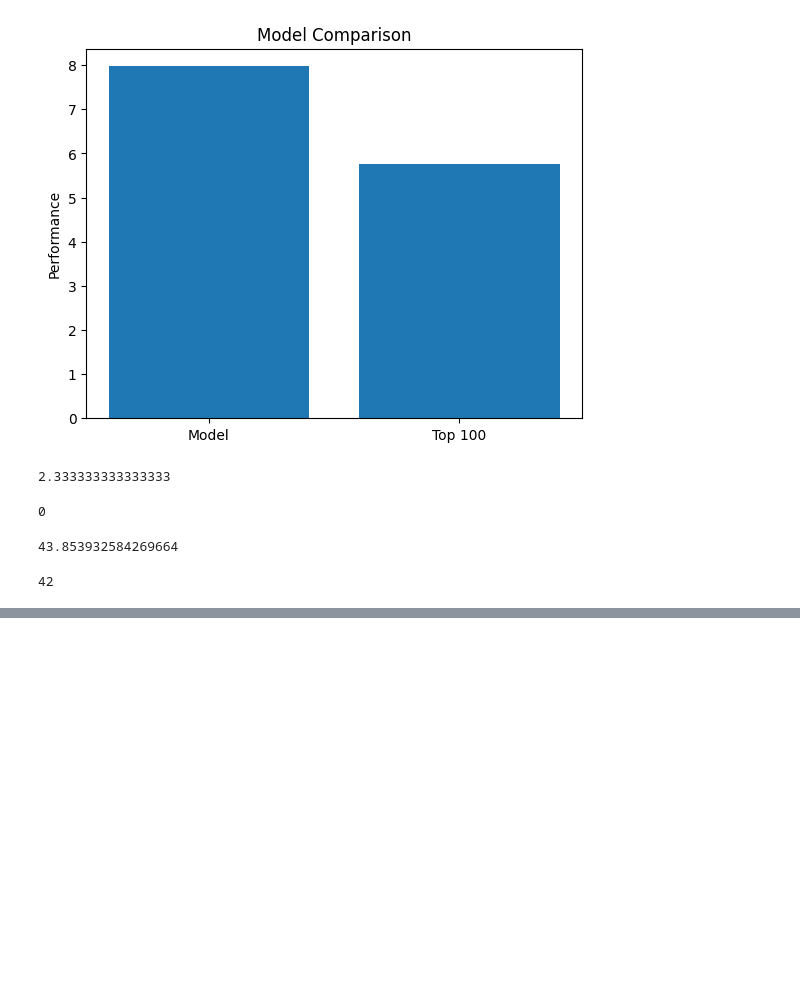
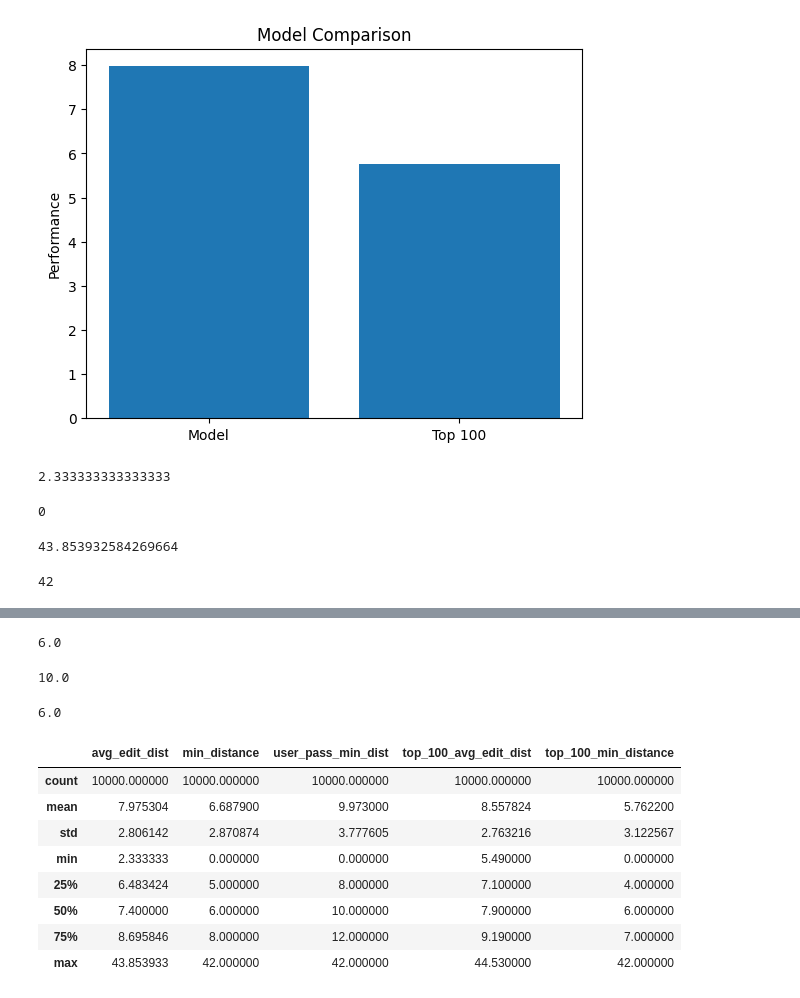
Before and after one commit to themains/guesspass, a Jupyter notebook: notebooks/3.0.1_graphs.ipynb, the cells around one changed output, grey strips where cells are left out. Cells and saved outputs as stored; diff of their text form; code cells hidden in the pictures; blank space fills up the shorter version.

```diff
--- a/notebooks/3.0.1_graphs.ipynb
+++ b/notebooks/3.0.1_graphs.ipynb
@@ -237,0 +247,24 @@ df['top_100_min_distance'].max()
+# %%
+df['min_distance'].median()
+# %% [output]
+6.0
+# %%
+df['user_pass_min_dist'].median()
+# %% [output]
+10.0
+# %%
+df['top_100_min_distance'].median()
+# %% [output]
+6.0
+# %%
+df.describe()
+# %% [output]
+|  | avg_edit_dist | min_distance | user_pass_min_dist | top_100_avg_edit_dist | top_100_min_distance |
+| count | 10000.000000 | 10000.000000 | 10000.000000 | 10000.000000 | 10000.000000 |
+| mean | 7.975304 | 6.687900 | 9.973000 | 8.557824 | 5.762200 |
+| std | 2.806142 | 2.870874 | 3.777605 | 2.763216 | 3.122567 |
+| min | 2.333333 | 0.000000 | 0.000000 | 5.490000 | 0.000000 |
+| 25% | 6.483424 | 5.000000 | 8.000000 | 7.100000 | 4.000000 |
+| 50% | 7.400000 | 6.000000 | 10.000000 | 7.900000 | 6.000000 |
+| 75% | 8.695846 | 8.000000 | 12.000000 | 9.190000 | 7.000000 |
+| max | 43.853933 | 42.000000 | 42.000000 | 44.530000 | 42.000000 |
```
Also changed, not shown: parts of 2 cells of this notebook.
